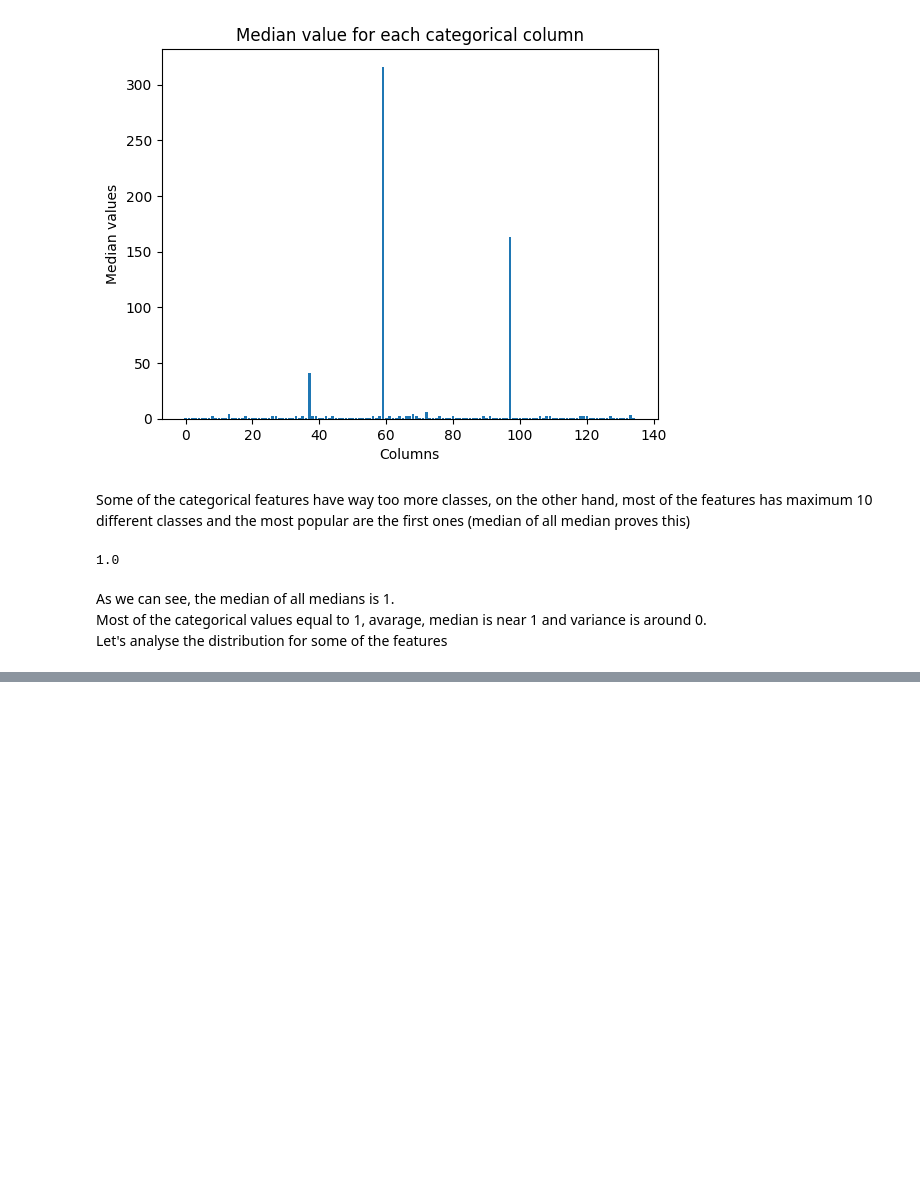
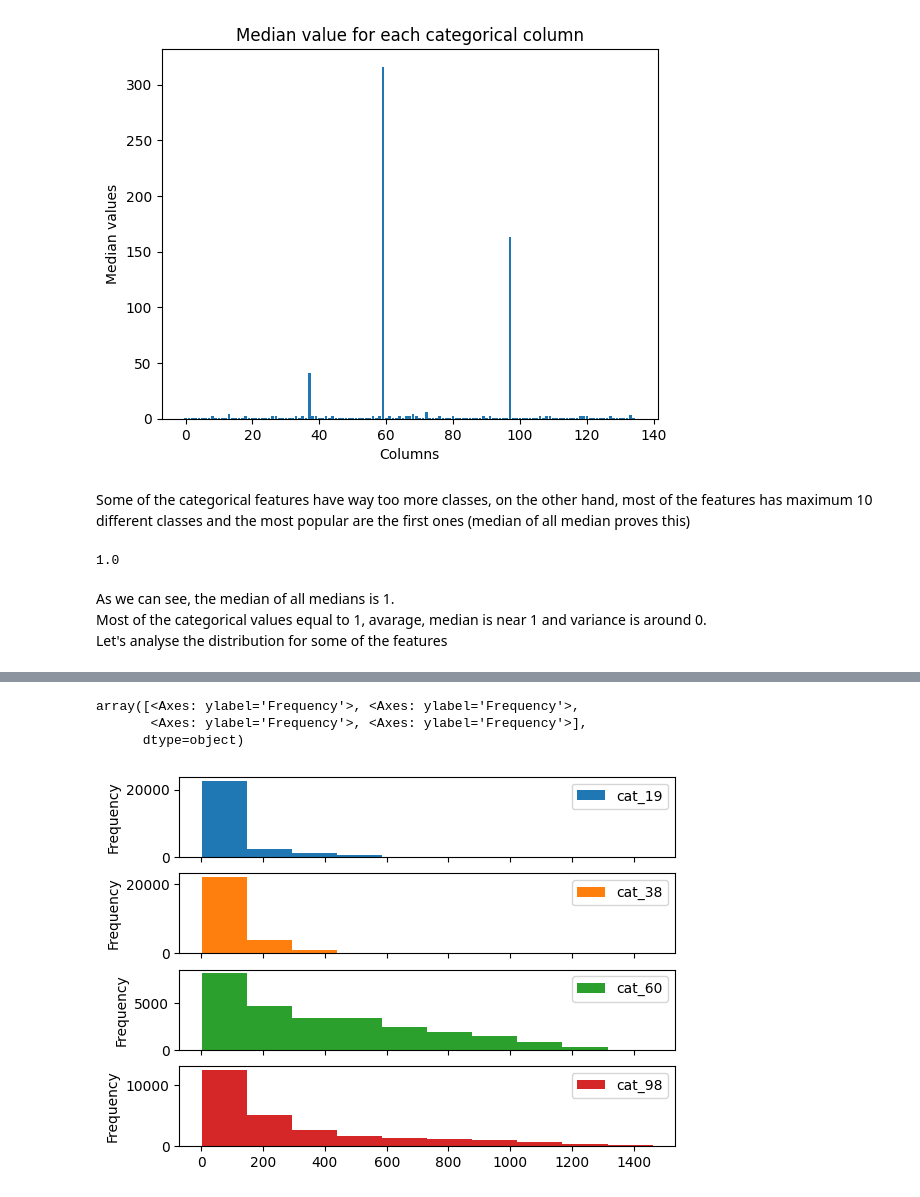
Before and after one commit to TimofiyJ/DS_PB, a Jupyter notebook: main.ipynb, the cells around one changed output, grey strips where cells are left out. Drawn from its saved outputs; the diff is of its cells as text; code cells hidden in the pictures; blank space fills up the shorter version.

```diff
--- a/main.ipynb
+++ b/main.ipynb
@@ -196,0 +206,7 @@ Let's analyse the distribution for some of the features
+# %%
+df_categorical.loc[:,df_categorical.max()>100].plot(kind='hist',subplots=True)
+# %% [output]
+array([<Axes: ylabel='Frequency'>, <Axes: ylabel='Frequency'>,
+       <Axes: ylabel='Frequency'>, <Axes: ylabel='Frequency'>],
+      dtype=object)
+[figure, added]
```
Also changed, not shown: parts of 6 cells of this notebook.
